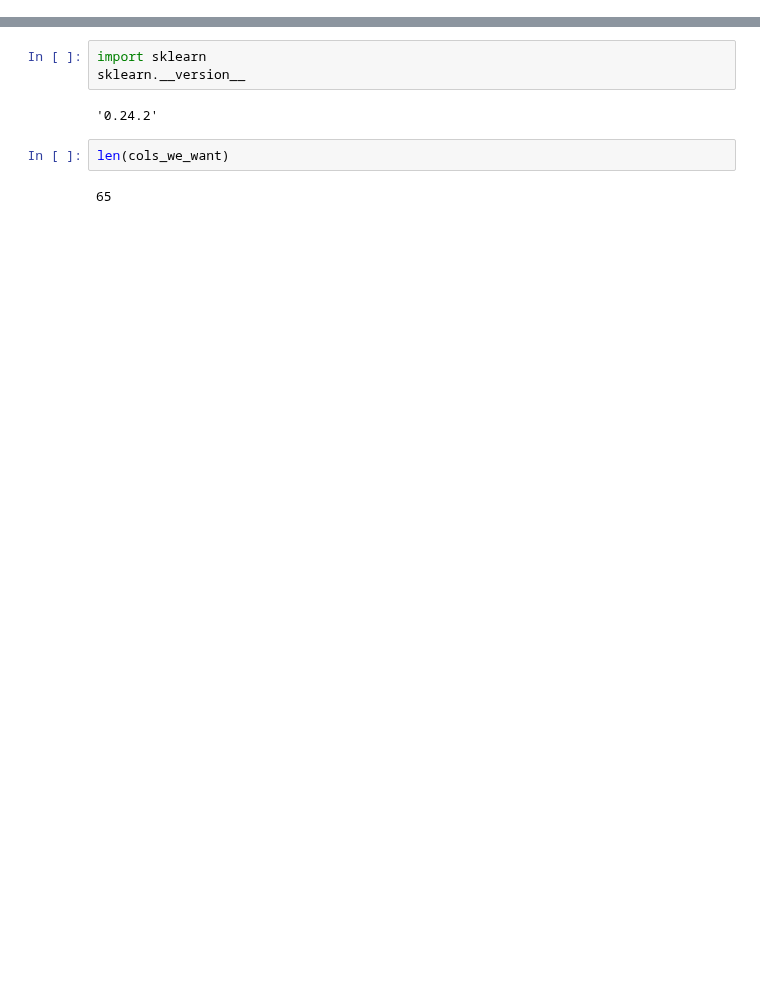
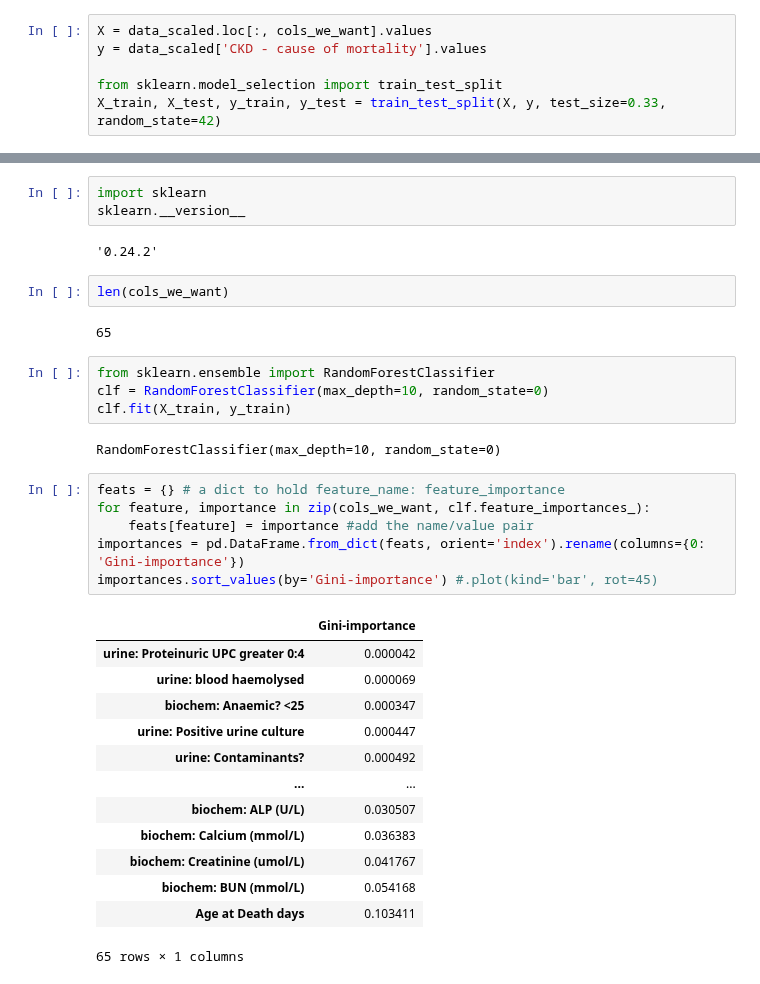
Before and after one commit to ruthpearson/CatHack, a Jupyter notebook: big_cats/GROUP_imputation.ipynb, the cells around one changed output, grey strips where cells are left out. Saved outputs shown, nothing was run; the diff lists cells and outputs as text; blank space fills up the shorter version.

```diff
--- a/big_cats/GROUP_imputation.ipynb
+++ b/big_cats/GROUP_imputation.ipynb
@@ -524,2 +572,8 @@ cols_we_want
+# %%
+X = data_scaled.loc[:, cols_we_want].values
+y = data_scaled['CKD - cause of mortality'].values
+
+from sklearn.model_selection import train_test_split
+X_train, X_test, y_train, y_test = train_test_split(X, y, test_size=0.33, random_state=42)
 # %%
 from sklearn.decomposition import PCA
@@ -551,3 +604,29 @@ sklearn.__version__
 len(cols_we_want)
 # %% [output]
 65
+# %%
+from sklearn.ensemble import RandomForestClassifier
+clf = RandomForestClassifier(max_depth=10, random_state=0)
+clf.fit(X_train, y_train)
+# %% [output]
+RandomForestClassifier(max_depth=10, random_state=0)
+# %%
+feats = {} # a dict to hold feature_name: feature_importance
+for feature, importance in zip(cols_we_want, clf.feature_importances_):
+    feats[feature] = importance #add the name/value pair
+importances = pd.DataFrame.from_dict(feats, orient='index').rename(columns={0: 'Gini-importance'})
+importances.sort_values(by='Gini-importance') #.plot(kind='bar', rot=45)
+# %% [output]
+|  | Gini-importance |
+| urine: Proteinuric UPC greater 0:4 | 0.000042 |
+| urine: blood haemolysed | 0.000069 |
+| biochem: Anaemic? <25 | 0.000347 |
+| urine: Positive urine culture | 0.000447 |
+| urine: Contaminants? | 0.000492 |
+| ... | ... |
+| biochem: ALP (U/L) | 0.030507 |
+| biochem: Calcium (mmol/L) | 0.036383 |
+| biochem: Creatinine (umol/L) | 0.041767 |
+| biochem: BUN (mmol/L) | 0.054168 |
+| Age at Death days | 0.103411 |
+65 rows × 1 columns
```
Also changed, not shown: parts of 12 cells of this notebook.
